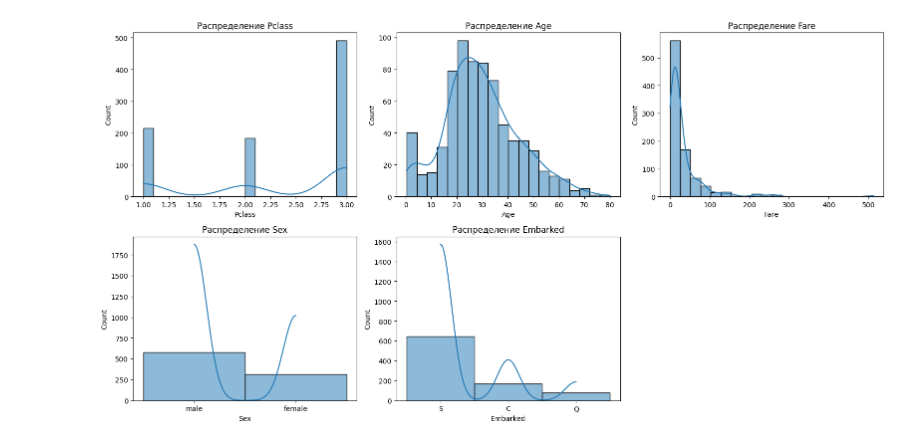
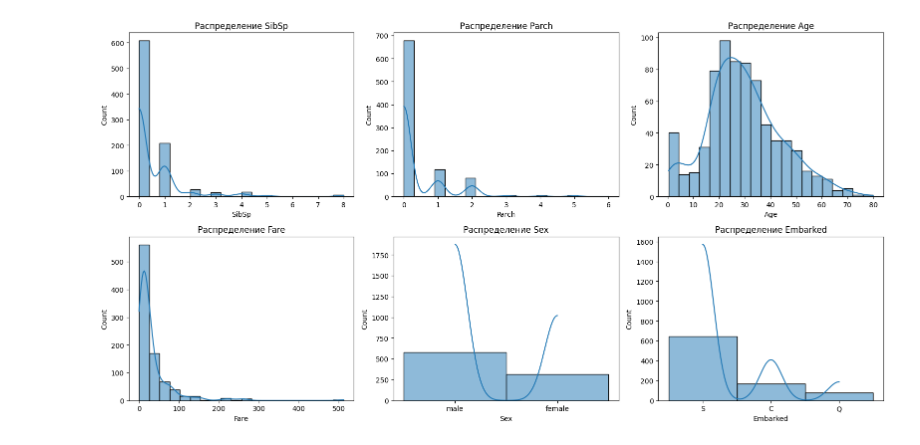
Before and after one commit to TreshMom/Basics-of-Static-Training, a Jupyter notebook: notebooks/EDA.ipynb, the cells around one changed output. Saved outputs shown, nothing was run; the diff lists cells and outputs as text; code cells hidden in the pictures.

```diff
--- a/notebooks/EDA.ipynb
+++ b/notebooks/EDA.ipynb
@@ -5,3 +8,22 @@ import seaborn as sns
 # %%
 train_data = pd.read_csv('/Users/pahan/Desktop/Basics-of-Static-Training/data/train.csv')
 test_data = pd.read_csv('/Users/pahan/Desktop/Basics-of-Static-Training/data/test.csv')
+# %%
+features = ['SibSp', 'Parch', 'Age', 'Fare', 'Sex', 'Embarked']
+y = train_data['Survived']
+X = train_data[features].copy()
+
+for col in X.select_dtypes(include=['object', 'category']).columns:
+    le = LabelEncoder()
+    X[col] = le.fit_transform(X[col])
+
+X.fillna(X.mean(), inplace=True)
+X['Survived'] = y.values
+
+cov_matrix = X.corr()
+
+print(cov_matrix)
+
+sns.heatmap(cov_matrix, annot=True, fmt=".2f", cmap="coolwarm")
+plt.title("Матрица корриляцию (с Survived)")
+plt.show()
@@ -8,15 +40,15 @@ test_data = pd.read_csv('/Users/pahan/Desktop/Basics-of-Static-Training/data/tes
 # %%
 def plot_distributions(data):
     features = data.columns
     plt.figure(figsize=(16, 12))
     for i, feature in enumerate(features, 1):
         plt.subplot(3, 3, i)
         sns.histplot(data[feature], kde=True, bins=20)
         plt.title(f"Распределение {feature}")
     plt.tight_layout()
     plt.show()
 
-plot_distributions(train_data[['Pclass', 'Age', 'Fare', 'Sex', 'Embarked']])
+plot_distributions(train_data[['SibSp','Parch','Age', 'Fare', 'Sex', 'Embarked']])
 # %% [output]
-[figure, old version]
+[figure, new version]
 # %%
```
Also changed, not shown: parts of 5 cells of this notebook, 3 other files.
